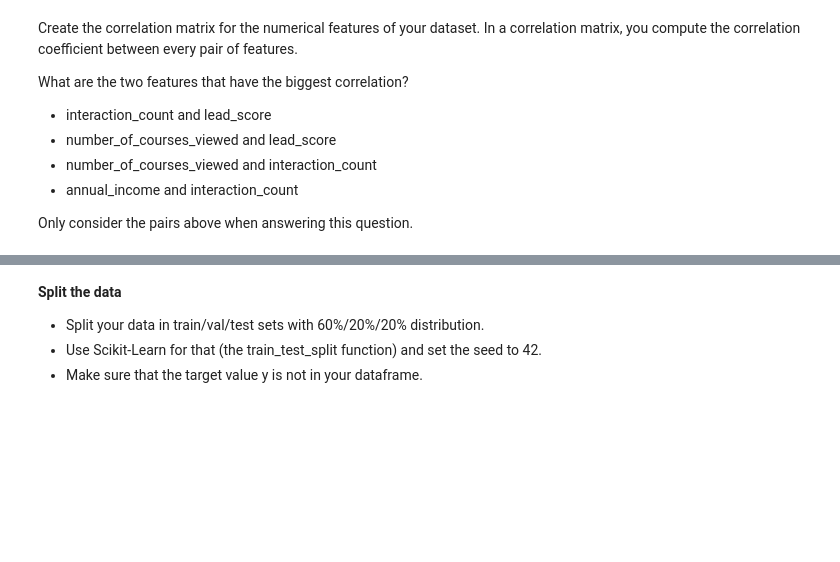
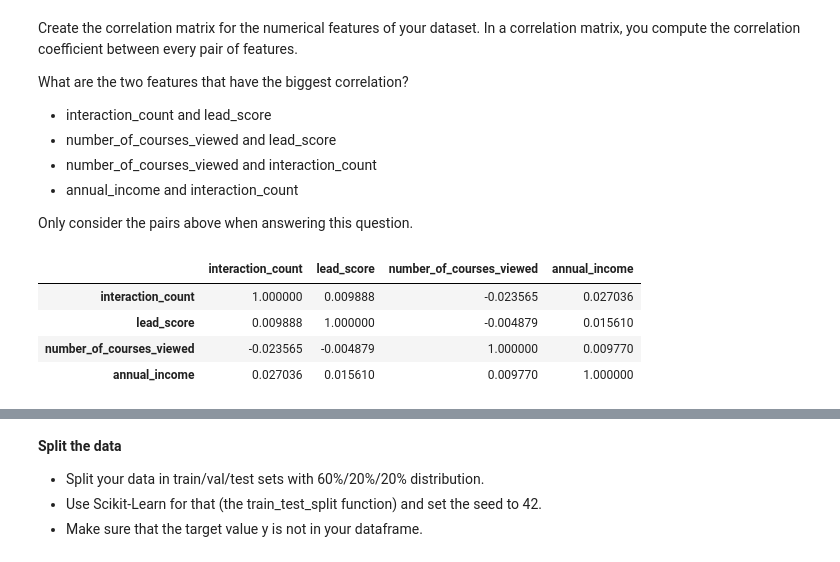
Before and after one commit to mattdh12/machine-learning-zoomcamp-homework, a Jupyter notebook: 03-classification/homework.ipynb, the cells around one changed output, grey strips where cells are left out. Cells and saved outputs as stored; diff of their text form; code cells hidden in the pictures; blank space fills up the shorter version.

```diff
--- a/03-classification/homework.ipynb
+++ b/03-classification/homework.ipynb
@@ -26,0 +57,3 @@ df.head()
+# %%
+categorical_columns = list(df.dtypes[df.dtypes == 'object'].index)
+categorical_columns
@@ -26,0 +62,5 @@ df.head()
+# %%
+df[categorical_columns] = df[categorical_columns].fillna('NA')
+# %%
+numerical_columns = list(df.dtypes[df.dtypes != 'object'].index)
+numerical_columns
@@ -26,0 +73,2 @@ df.head()
+# %%
+df[numerical_columns] = df[numerical_columns].fillna(0.0)
@@ -46,3 +120,12 @@ What are the two features that have the biggest correlation?
 -    annual_income and interaction_count
 
 Only consider the pairs above when answering this question.
+# %%
+corr = df[['interaction_count', 'lead_score', 'number_of_courses_viewed', 'annual_income']].corr()
+corr
+# %% [output]
+|  | interaction_count | lead_score | number_of_courses_viewed | annual_income |
+| interaction_count | 1.000000 | 0.009888 | -0.023565 | 0.027036 |
+| lead_score | 0.009888 | 1.000000 | -0.004879 | 0.015610 |
+| number_of_courses_viewed | -0.023565 | -0.004879 | 1.000000 | 0.009770 |
+| annual_income | 0.027036 | 0.015610 | 0.009770 | 1.000000 |
```
Also changed, not shown: parts of 29 cells of this notebook, 1 other file.
